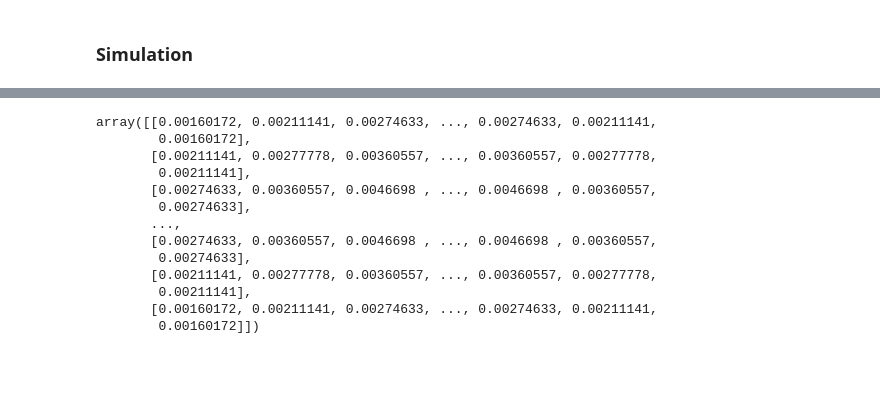
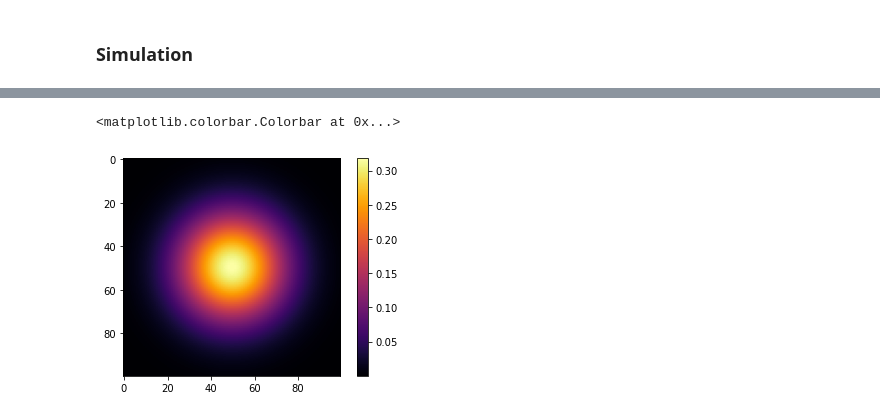
Before and after one commit to OliverDudgeon/QSync, a Jupyter notebook: qvdP.ipynb, the cells around one changed output, grey strips where cells are left out. Cells and saved outputs as stored; diff of their text form; code cells hidden in the pictures; blank space fills up the shorter version.

Commit message:
Attempt to evolve ground state and plot wigner rep at start and end

```diff
--- a/qvdP.ipynb
+++ b/qvdP.ipynb
@@ -7,7 +7,7 @@ from qutip import *
 # %%
 N = 5
 k1 = 1
-k2 = 1
+k2 = 20
 omega = 1
 # %% [markdown]
 ### States
@@ -37,5 +60,5 @@ loss = k2 * lindblad_dissipator(a**2)
 # %% [markdown]
 ### Simulation
 # %%
-times = np.linspace(0.0, 10.0, 100)
-result = mesolve(H, psi3, times, [gain, loss], [psi * psi.dag(), psi2 * psi2.dag()])
+times = np.linspace(0.0, 10.0, 10)
+result = mesolve(H, psi, times, [gain, loss])
@@ -48,17 +65,8 @@ plt.plot(result.times, np.array(result.expect).T)
 # %%
-wigner_rep = wigner(rho2, np.linspace(-2, 2), np.linspace(-2, 2))
-wigner_rep
+wigner_rep = wigner(result.states[0], np.linspace(-2, 2, 100), np.linspace(-2, 2, 100))
+
+plt.imshow(wigner_rep, 'inferno')
+plt.colorbar()
 # %% [output]
-array([[0.00160172, 0.00211141, 0.00274633, ..., 0.00274633, 0.00211141,
-        0.00160172],
-       [0.00211141, 0.00277778, 0.00360557, ..., 0.00360557, 0.00277778,
-        0.00211141],
-       [0.00274633, 0.00360557, 0.0046698 , ..., 0.0046698 , 0.00360557,
-        0.00274633],
-       ...,
-       [0.00274633, 0.00360557, 0.0046698 , ..., 0.0046698 , 0.00360557,
-        0.00274633],
-       [0.00211141, 0.00277778, 0.00360557, ..., 0.00360557, 0.00277778,
-        0.00211141],
-       [0.00160172, 0.00211141, 0.00274633, ..., 0.00274633, 0.00211141,
-        0.00160172]])
+<matplotlib.colorbar.Colorbar at 0x...>
+[figure, added]
```
Also changed, not shown: parts of 5 cells of this notebook.
